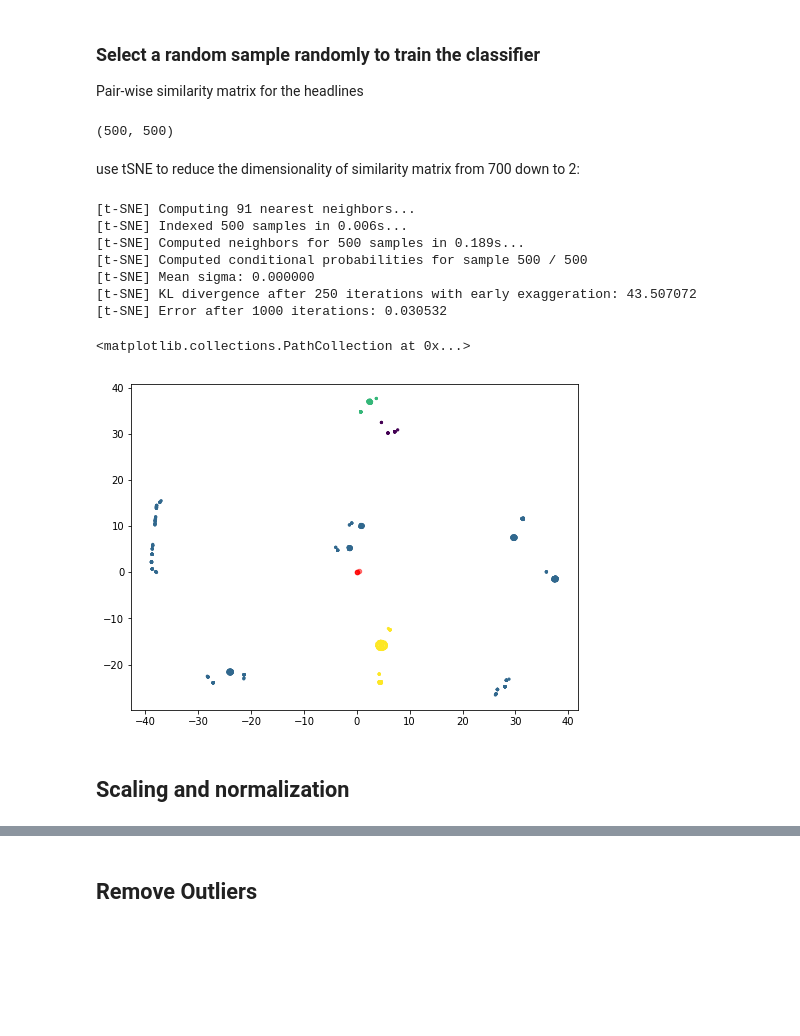
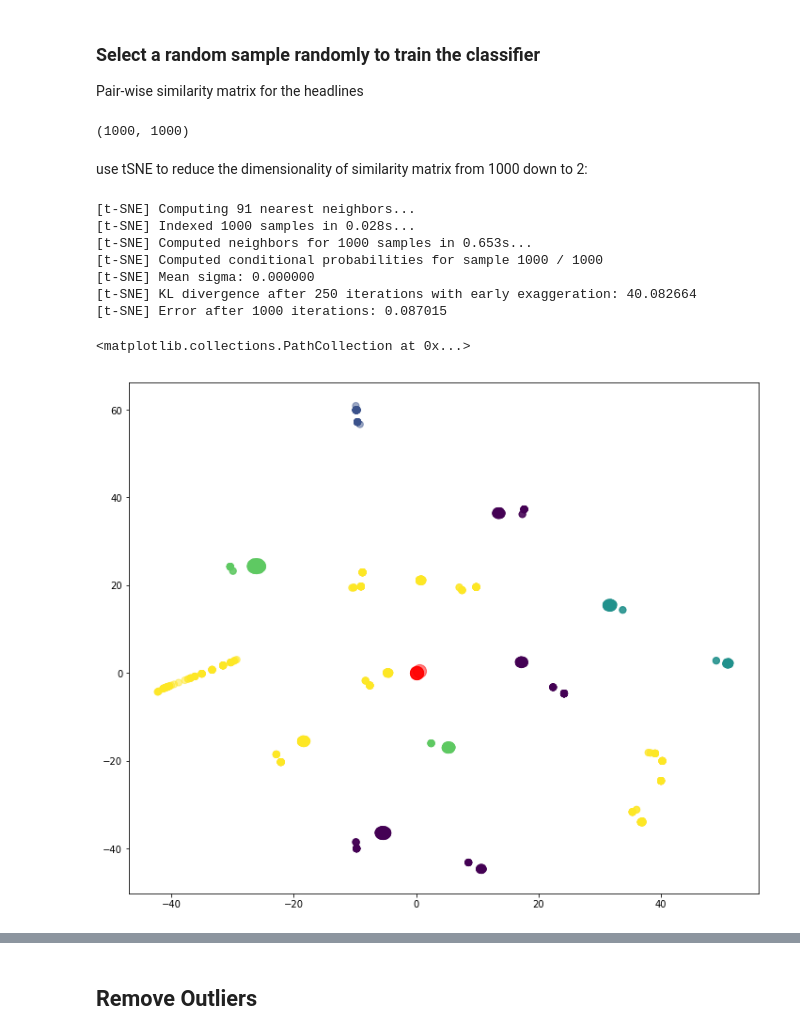
Before and after one commit to fansi-sifan/Kickstarter_survivor, a Jupyter notebook: Supervised Learning.ipynb, the cells around one changed output, grey strips where cells are left out. Saved outputs shown, nothing was run; the diff lists cells and outputs as text; code cells hidden in the pictures; blank space fills up the shorter version.

```diff
--- a/Supervised Learning.ipynb
+++ b/Supervised Learning.ipynb
@@ -96,0 +98,4 @@ slugs_tokenize.to_pickle("slugs_tokenize")
+# %%
+# slugs_tokenize.to_pickle("slugs_tokenize")
+slugs_tokenize = pd.read_pickle("slugs_tokenize")
+slugs_tokenize[1]
@@ -103,19 +110,21 @@ difflib.SequenceMatcher(None,slugs_tokenize[10],slugs_tokenize[2]).ratio()
 ### Select a random sample randomly to train the classifier
 Pair-wise similarity matrix for the headlines
 # %%
-# 500 training set
-np.random.seed(500)
+# 1000 training set
+np.random.seed(10)
+sample_size = 1000
+sample_index = np.random.randint(0, len(slugs_tokenize), sample_size)
+m = np.zeros((sample_size,sample_size))
 
-m = np.zeros((500,500))
-for i, slug_x in enumerate(slugs_tokenize.sample(500)):
+for i, slug_x in enumerate(slugs_tokenize[sample_index]):
     for j, slug_y in enumerate(slug_x):
         m[i][j] = difflib.SequenceMatcher(None,slug_x,slug_y).ratio()
 # %%
 m.shape
 # %% [output]
-(500, 500)
+(1000, 1000)
 # %% [markdown]
-use tSNE to reduce the dimensionality of similarity matrix from 700 down to 2:
+use tSNE to reduce the dimensionality of similarity matrix from 1000 down to 2:
 # %%
 from sklearn.manifold import TSNE
 tsne_model = TSNE(n_components=2, verbose=1, random_state=0)
@@ -123,28 +132,26 @@ tsne_model = TSNE(n_components=2, verbose=1, random_state=0)
 tsne = tsne_model.fit_transform(m)
 # %% [output]
 [t-SNE] Computing 91 nearest neighbors...
-[t-SNE] Indexed 500 samples in 0.006s...
-[t-SNE] Computed neighbors for 500 samples in 0.189s...
-[t-SNE] Computed conditional probabilities for sample 500 / 500
+[t-SNE] Indexed 1000 samples in 0.028s...
+[t-SNE] Computed neighbors for 1000 samples in 0.653s...
+[t-SNE] Computed conditional probabilities for sample 1000 / 1000
 [t-SNE] Mean sigma: 0.000000
-[t-SNE] KL divergence after 250 iterations with early exaggeration: 43.507072
-[t-SNE] Error after 1000 iterations: 0.030532
+[t-SNE] KL divergence after 250 iterations with early exaggeration: 40.082664
+[t-SNE] Error after 1000 iterations: 0.087015
 # %%
 from sklearn.cluster import MiniBatchKMeans
 
-kmeans_model = MiniBatchKMeans(n_clusters=4, init='k-means++', n_init=1,
+kmeans_model = MiniBatchKMeans(n_clusters=5, init='k-means++', n_init=1,
                          init_size=1000, batch_size=1000, verbose=False, max_iter=1000)
 kmeans = kmeans_model.fit(m)
 kmeans_clusters = kmeans.predict(m)
 kmeans_distances = kmeans.transform(m)
 # %%
-plt.figure(figsize=(8,6))
+plt.figure(figsize=(12,10))
 
-plt.scatter(tsne[:, 0], tsne[:, 1], c=kmeans_clusters, s=5, cmap='viridis' )
+plt.scatter(tsne[:, 0], tsne[:, 1], c=kmeans_clusters, s=50, cmap='viridis' ,alpha =0.5)
 centers = kmeans.cluster_centers_
 plt.scatter(centers[:, 0], centers[:, 1], c='red', s=200,  alpha=0.5)
 # %% [output]
 <matplotlib.collections.PathCollection at 0x...>
-[figure, old version]
+[figure, new version]
-# %% [markdown]
-## Scaling and normalization
```
Also changed, not shown: parts of 32 cells of this notebook, 1 other file.
